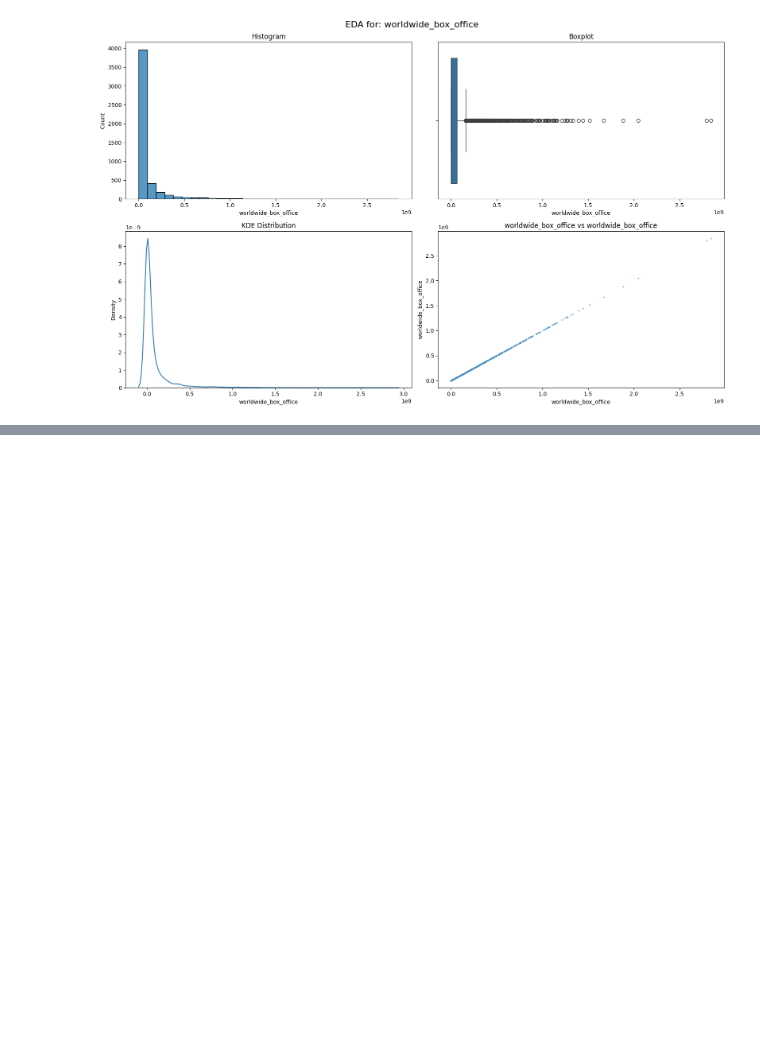
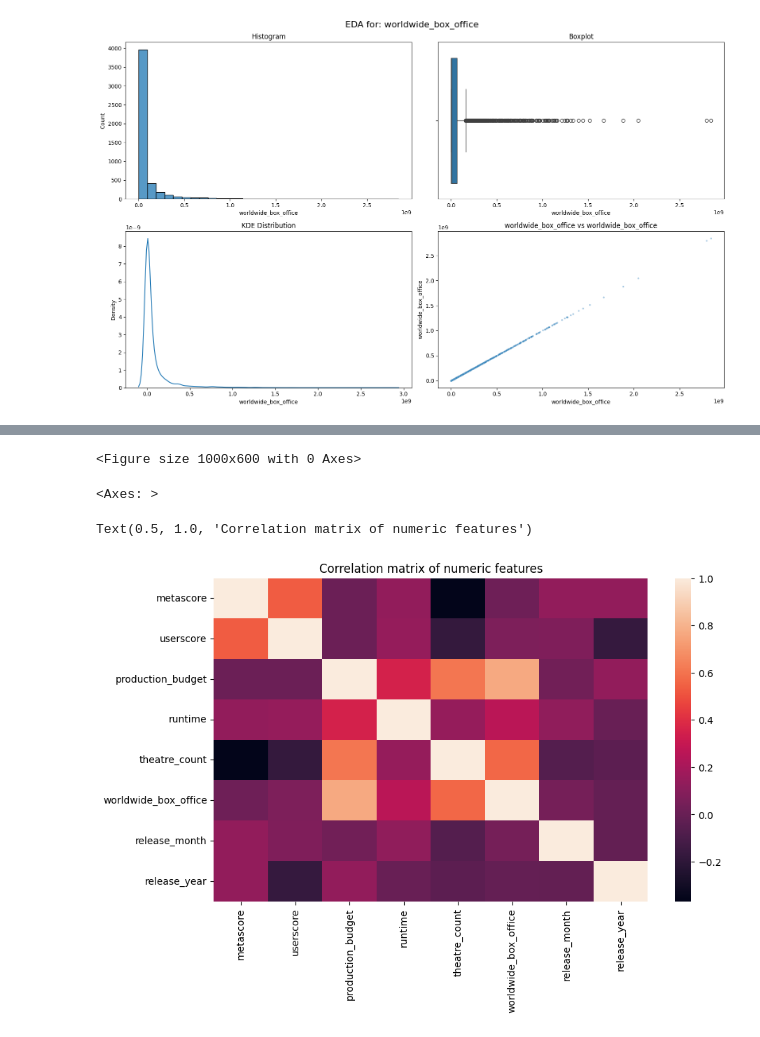
Before and after one commit to Simerblur/bjj, a Jupyter notebook: Main_project copy.ipynb, the cells around one changed output, grey strips where cells are left out. Drawn from its saved outputs; the diff is of its cells as text; code cells hidden in the pictures; blank space fills up the shorter version.

```diff
--- a/Main_project copy.ipynb
+++ b/Main_project copy.ipynb
@@ -783,0 +694,5 @@ runtime: Rho = nan, P-value = nan
+# %%
+numeric_cols = movie_data_complete.select_dtypes(include=["number"]).columns
+
+corr = movie_data_complete[numeric_cols].corr()["worldwide_box_office"].sort_values(ascending=False)
+corr
@@ -783,0 +709,16 @@ runtime: Rho = nan, P-value = nan
+# %%
+import seaborn as sns
+import matplotlib.pyplot as plt
+
+plt.figure(figsize=(10, 6))
+sns.heatmap(
+    movie_data_complete[numeric_cols].corr(),
+    annot=False
+)
+plt.title("Correlation matrix of numeric features")
+plt.show()
+# %% [output]
+<Figure size 1000x600 with 0 Axes>
+<Axes: >
+Text(0.5, 1.0, 'Correlation matrix of numeric features')
+[figure, added]
```
Also changed, not shown: parts of 22 cells of this notebook, 1 other file.
